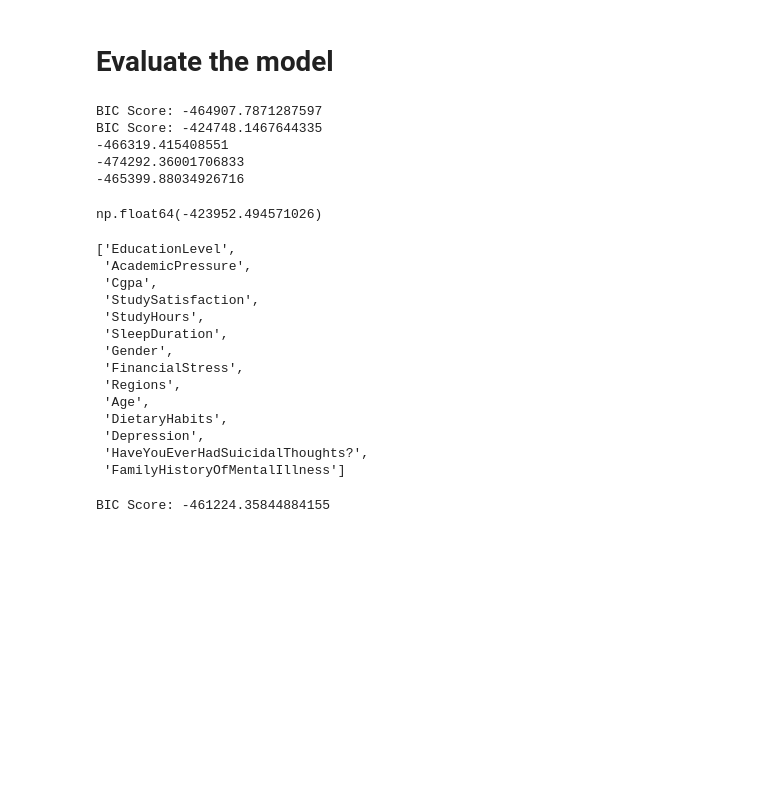
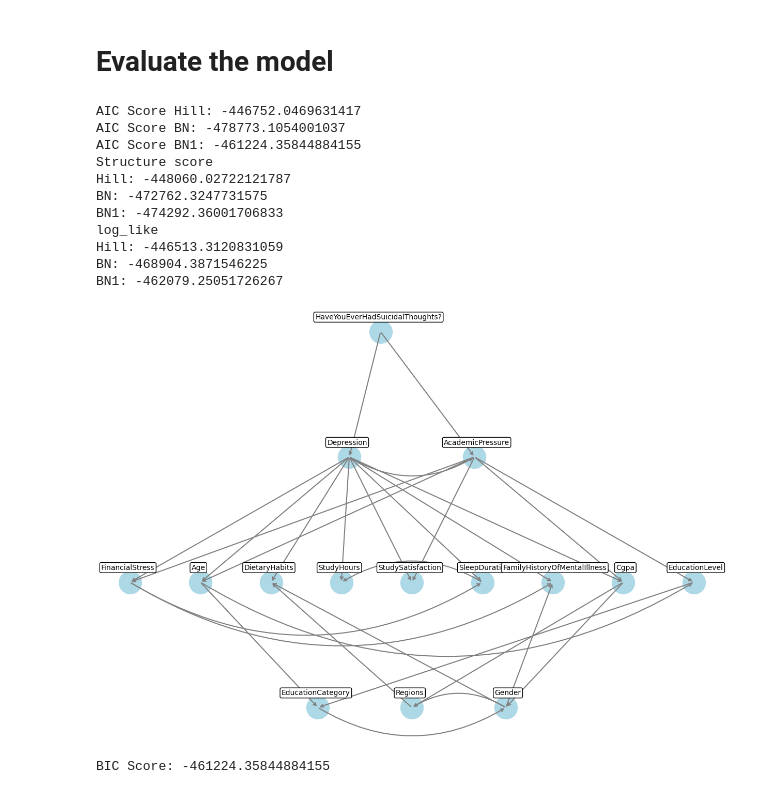
Before and after one commit to Shardyne/faikr3-project, a Jupyter notebook: Gio/network_gio.ipynb, the cells around one changed output. Cells and saved outputs as stored; diff of their text form; code cells hidden in the pictures; blank space fills up the shorter version.

Commit message:
new model

```diff
--- a/Gio/network_gio.ipynb
+++ b/Gio/network_gio.ipynb
@@ -178,24 +161,24 @@ draw_graph(G, pos)
 # %%
 from pgmpy.estimators import PC, HillClimbSearch, AICScore
 from pgmpy.metrics import  structure_score, log_likelihood_score
-from pgmpy.estimators import AICScore, AICScore
+from pgmpy.estimators import AICScore
 
-
-
-
-hc = HillClimbSearch(data)
-learned_model = hc.estimate(scoring_method=AICScore(data))  # Estimate a comparison model
+hc = HillClimbSearch(data.drop(columns="EducationCategory"))
+learned_model = hc.estimate(scoring_method=AICScore(data.drop(columns="EducationCategory")))  # Estimate a comparison model
 mod=BayesianNetwork(learned_model.edges())
 mod.fit(data, estimator=BayesianEstimator, prior_type="BDeu")
 
-bic_score = AICScore(data)
-score = bic_score.score(learned_model)
-print(f"BIC Score: {score}")
+bic_scores = AICScore(data.drop(columns="EducationCategory"))
+scores= bic_scores.score(learned_model)
+print(f"AIC Score Hill: {scores}")
 
-bic_score = AICScore(data.drop(columns=["Regions", "EducationCategory"]))
+bic_score = AICScore(data.drop(columns="EducationCategory"))
 score = bic_score.score(BN)
-print(f"BIC Score: {score}")
+print(f"AIC Score BN: {score}")
 
+bic_score1 = AICScore(data.drop(columns="EducationCategory"))
+score1 = bic_score1.score(BN1)
+print(f"AIC Score BN1: {score1}")
 
 # Structural difference score
 # => SHD is defined as total number of basic operations: adding edges, removing edges,
@@ -207,10 +190,11 @@ print(f"BIC Score: {score}")
 # Distribution comparison
 # => Function to score how well the model structure represents the correlations in
 # the data. The model doesn’t need to be parameterized for this score.
-correlation = structure_score(BN, data.drop(columns=["Regions", "EducationCategory"]), scoring_method='bdeu')
-print(structure_score(mod, data, scoring_method='bdeu'))
-print(structure_score(BN1, data.drop(columns="EducationCategory"), scoring_method='bdeu'))
-correlation
+print('Structure score')
+print(f'Hill: {structure_score(mod, data.drop(columns="EducationCategory"), scoring_method='bdeu')}')
+print(f'BN: {structure_score(BN, data.drop(columns= "EducationCategory"), scoring_method='bdeu')}')
+print(f'BN1: {structure_score(BN1, data.drop(columns="EducationCategory"), scoring_method='bdeu')}')
+
 
 # Returns a p-value for testing whether the given data is
 # faithful to the model structure’s constraints.
@@ -227,38 +211,35 @@ correlation
 # the data. This method requires the parameters of the model to be specified as well.
 # !! Direct interpretation of this score is difficult but can be used to compare the fit of two or more models. !!
 # A higher score means ab better fit.
-log_likelihood = log_likelihood_score(BN, data.drop(columns=["Regions", "EducationCategory"]))
-print(log_likelihood_score(mod, data))
-log_likelihood
+log_likelihood = log_likelihood_score(BN, data.drop(columns="EducationCategory"))
+print('log_like')
+print(f'Hill: {log_likelihood_score(mod, data.drop(columns="EducationCategory"))}')
+print(f'BN: {log_likelihood_score(BN, data.drop(columns= "EducationCategory"))}')
+print(f'BN1: {log_likelihood_score(BN1, data.drop(columns="EducationCategory"))}')
 
 # Uses the standard model scoring methods to give a score for each structure.
 # The score doesn’t have very straight forward interpretebility but can be used to
 # compare different models. A higher score represents a better fit.
 #structure_s = structure_score(true_model, data, scoring_method=AICScore(data))
 # %% [output]
-BIC Score: -464907.7871287597
-BIC Score: -424748.1467644335
--466319.415408551
--474292.36001706833
--465399.88034926716
+AIC Score Hill: -446752.0469631417
+AIC Score BN: -478773.1054001037
+AIC Score BN1: -461224.35844884155
+Structure score
+Hill: -448060.02722121787
+BN: -472762.3247731575
+BN1: -474292.36001706833
+log_like
+Hill: -446513.3120831059
+BN: -468904.3871546225
+BN1: -462079.25051726267
-np.float64(-423952.494571026)
-# %%
-list(BN1.nodes())
-# %% [output]
-['EducationLevel',
- 'AcademicPressure',
- 'Cgpa',
- 'StudySatisfaction',
- 'StudyHours',
- 'SleepDuration',
- 'Gender',
- 'FinancialStress',
- 'Regions',
- 'Age',
- 'DietaryHabits',
- 'Depression',
- 'HaveYouEverHadSuicidalThoughts?',
- 'FamilyHistoryOfMentalIllness']
+# %%
+G = nx.DiGraph()
+G.add_edges_from(mod.edges())
+pos = hierarchical_layout(G, horizontal_spacing=3.0)
+draw_graph(G, pos)
+# %% [output]
+[figure, added]
 # %%
 
 bic_score = AICScore(data)
```
Also changed, not shown: parts of 8 cells of this notebook, 1 other file.
